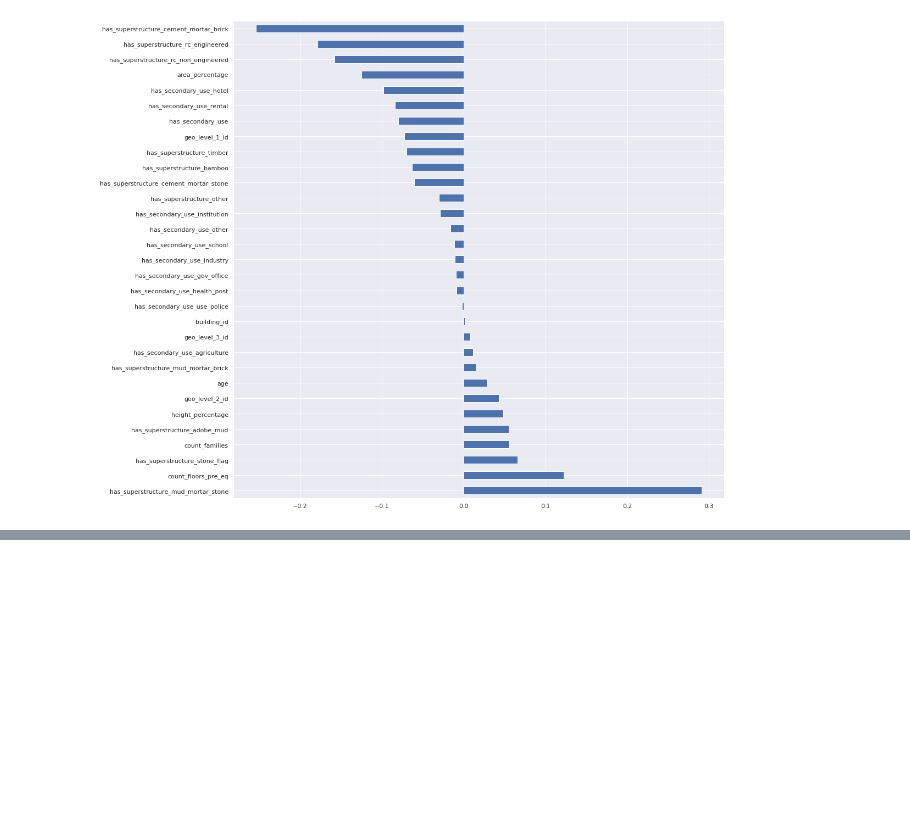
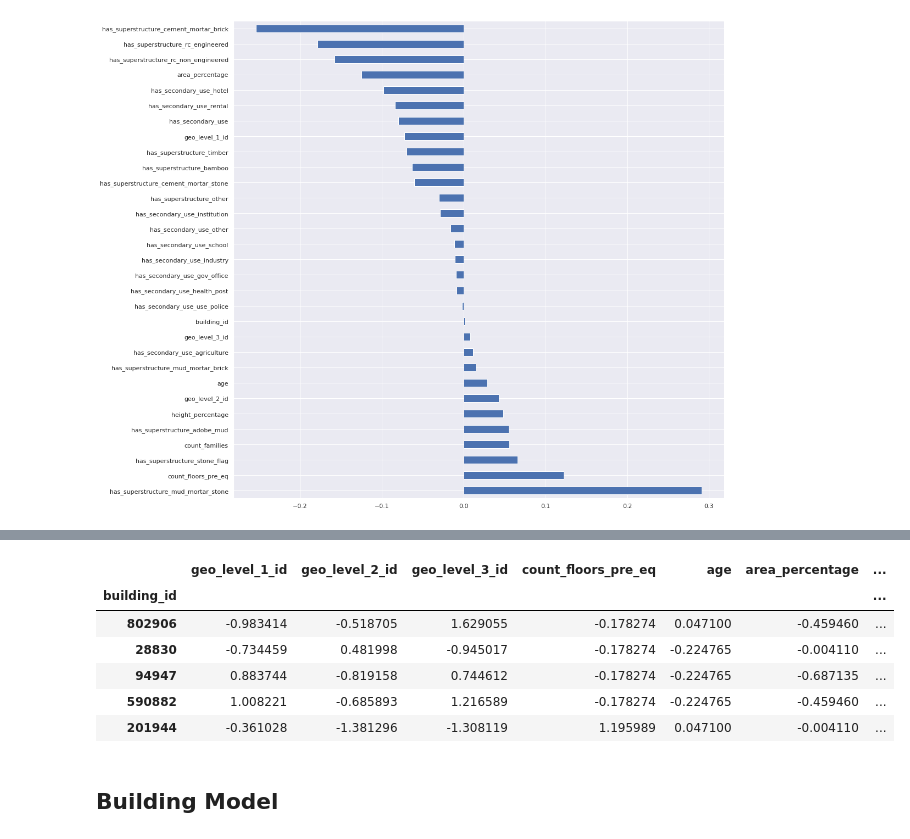
Before and after one commit to ReynaraEzra/Richter-Earthquake-Prediction, a Jupyter notebook: Richter_Prediction_Part2.ipynb, the cells around one changed output, grey strips where cells are left out. Cells and saved outputs as stored; diff of their text form; code cells hidden in the pictures; blank space fills up the shorter version.

```diff
--- a/Richter_Prediction_Part2.ipynb
+++ b/Richter_Prediction_Part2.ipynb
@@ -76,0 +209,22 @@ plt.show()
+# %%
+standar_scaler = StandardScaler()
+scaled_df = df_new.copy()
+
+scaled_col = ['geo_level_1_id', 'geo_level_2_id', 'geo_level_3_id', 'count_floors_pre_eq',
+              'age', 'area_percentage', 'height_percentage']
+
+feature_scaled = scaled_df[scaled_col]
+feature_scaled = standar_scaler.fit_transform(feature_scaled)
+scaled_df[scaled_col] = feature_scaled
+# %%
+scaled_df.head()
+# %% [output]
+|  | geo_level_1_id | geo_level_2_id | geo_level_3_id | count_floors_pre_eq | age | area_percentage | ... |
+| building_id |  |  |  |  |  |  | ... |
+| 802906 | -0.983414 | -0.518705 | 1.629055 | -0.178274 | 0.047100 | -0.459460 | ... |
+| 28830 | -0.734459 | 0.481998 | -0.945017 | -0.178274 | -0.224765 | -0.004110 | ... |
+| 94947 | 0.883744 | -0.819158 | 0.744612 | -0.178274 | -0.224765 | -0.687135 | ... |
+| 590882 | 1.008221 | -0.685893 | 1.216589 | -0.178274 | -0.224765 | -0.459460 | ... |
+| 201944 | -0.361028 | -1.381296 | -1.308119 | 1.195989 | 0.047100 | -0.004110 | ... |
+# %% [markdown]
+## **Building Model**
```
Also changed, not shown: parts of 31 cells of this notebook.
